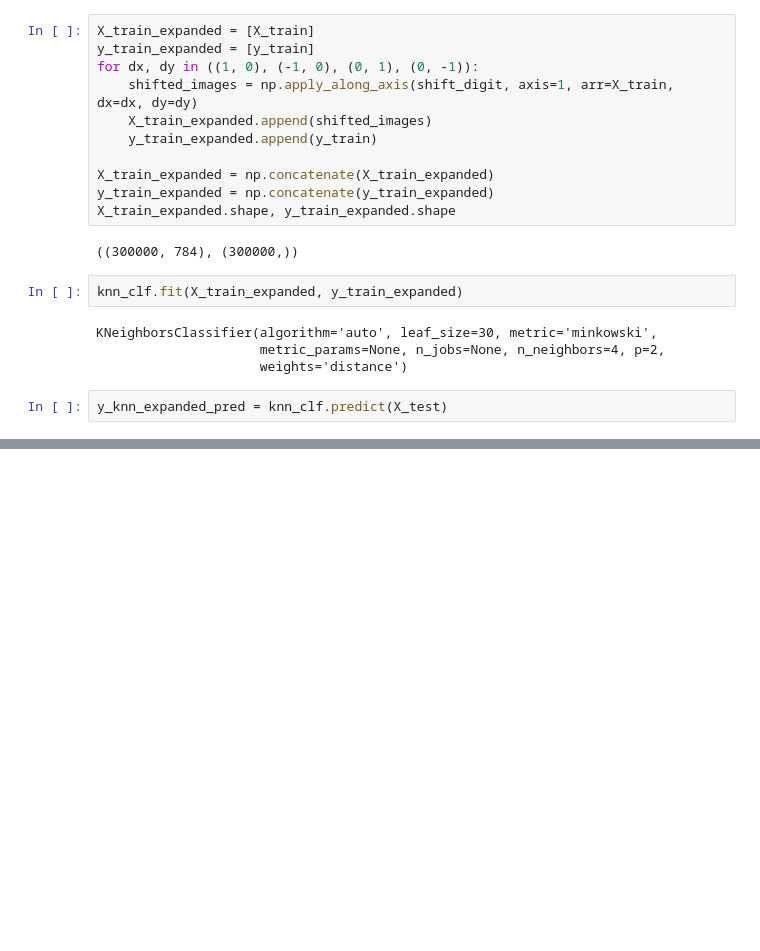
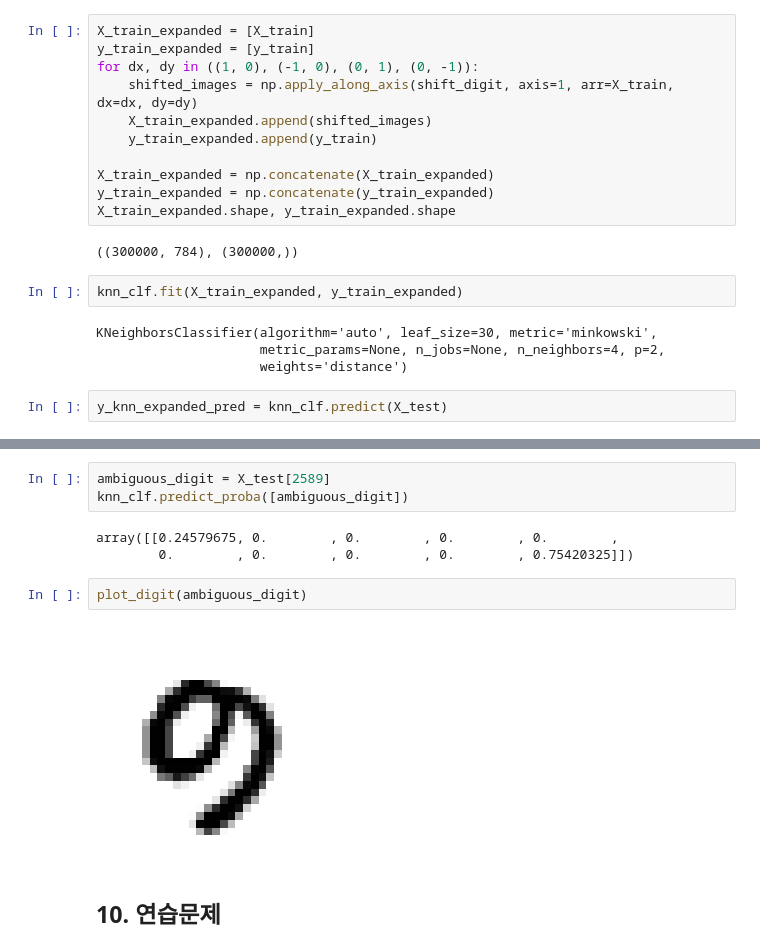
Before and after one commit to netsong7/handson, a Jupyter notebook: 3.classification.ipynb, the cells around one changed output, grey strips where cells are left out. Saved outputs shown, nothing was run; the diff lists cells and outputs as text; blank space fills up the shorter version.

```diff
--- a/3.classification.ipynb
+++ b/3.classification.ipynb
@@ -988,0 +991,12 @@ accuracy_score(y_test, y_knn_expanded_pred)
+# %%
+ambiguous_digit = X_test[2589]
+knn_clf.predict_proba([ambiguous_digit])
+# %% [output]
+array([[0.24579675, 0.        , 0.        , 0.        , 0.        ,
+        0.        , 0.        , 0.        , 0.        , 0.75420325]])
+# %%
+plot_digit(ambiguous_digit)
+# %% [output]
+[figure, added]
+# %% [markdown]
+## 10. 연습문제
```
Also changed, not shown: parts of 96 cells of this notebook, 1 other file.
